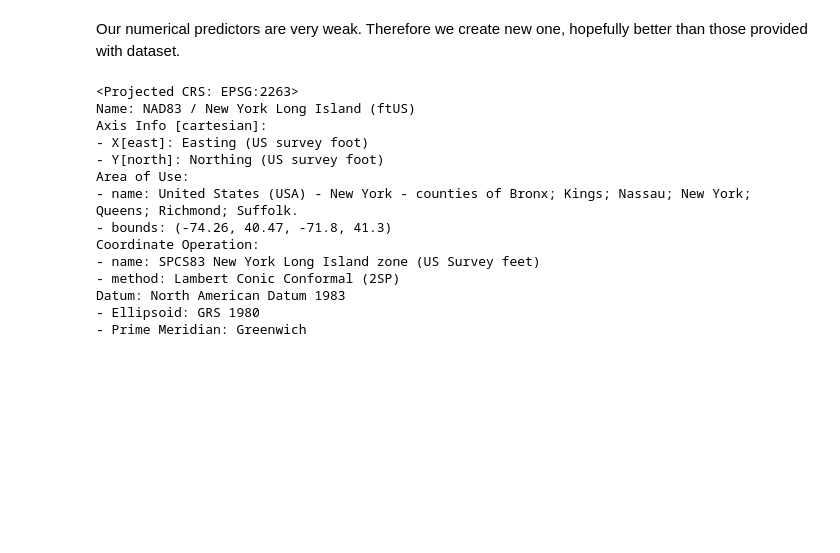
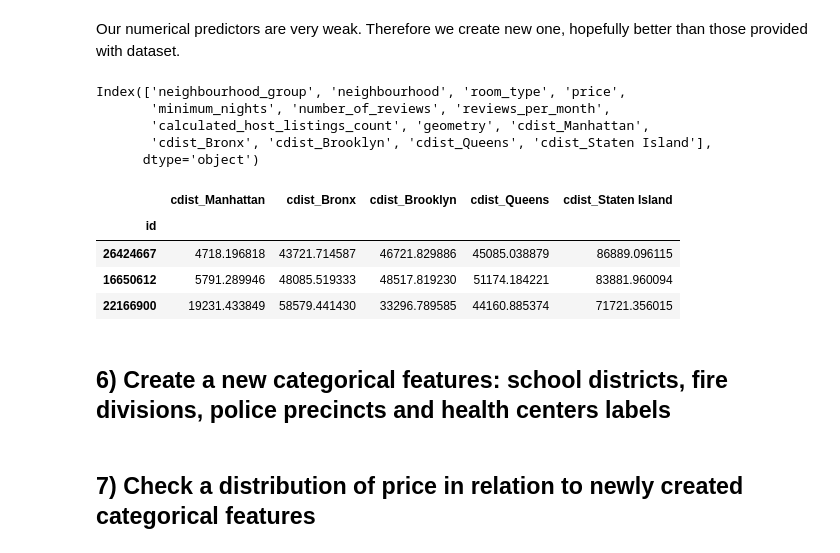
Before and after one commit to SimonMolinsky/articles, a Jupyter notebook: 2021-03/airbnb-data-augmentation/Feature Engineering with Spatial Flavour.ipynb, the cells around one changed output. Drawn from its saved outputs; the diff is of its cells as text; code cells hidden in the pictures; blank space fills up the shorter version.

```diff
--- a/2021-03/airbnb-data-augmentation/Feature Engineering with Spatial Flavour.ipynb
+++ b/2021-03/airbnb-data-augmentation/Feature Engineering with Spatial Flavour.ipynb
@@ -416,22 +430,23 @@ gdf_boroughs['centroids'] = gdf_boroughs.centroid
 
 for bname in gdf_boroughs['BoroName'].unique():
     district_name = 'cdist_' + bname
-    cent = gdf_boroughs[gdf_boroughs['BoroName'] == bname]['centroids']
+    cent = gdf_boroughs[gdf_boroughs['BoroName'] == bname]['centroids'].values[0]
     gdf[district_name] = gdf['geometry'].distance(cent)
 # %%
-gdf.crs
+gdf.columns
 # %% [output]
-<Projected CRS: EPSG:2263>
-Name: NAD83 / New York Long Island (ftUS)
-Axis Info [cartesian]:
-- X[east]: Easting (US survey foot)
-- Y[north]: Northing (US survey foot)
-Area of Use:
-- name: United States (USA) - New York - counties of Bronx; Kings; Nassau; New York; Queens; Richmond; Suffolk.
-- bounds: (-74.26, 40.47, -71.8, 41.3)
-Coordinate Operation:
-- name: SPCS83 New York Long Island zone (US Survey feet)
-- method: Lambert Conic Conformal (2SP)
-Datum: North American Datum 1983
-- Ellipsoid: GRS 1980
-- Prime Meridian: Greenwich
+Index(['neighbourhood_group', 'neighbourhood', 'room_type', 'price',
+       'minimum_nights', 'number_of_reviews', 'reviews_per_month',
+       'calculated_host_listings_count', 'geometry', 'cdist_Manhattan',
+       'cdist_Bronx', 'cdist_Brooklyn', 'cdist_Queens', 'cdist_Staten Island'],
+      dtype='object')
+# %%
+gdf[['cdist_Manhattan', 'cdist_Bronx', 'cdist_Brooklyn', 'cdist_Queens', 'cdist_Staten Island']].sample(3)
+# %% [output]
+|  | cdist_Manhattan | cdist_Bronx | cdist_Brooklyn | cdist_Queens | cdist_Staten Island |
+| id |  |  |  |  |  |
+| 26424667 | 4718.196818 | 43721.714587 | 46721.829886 | 45085.038879 | 86889.096115 |
+| 16650612 | 5791.289946 | 48085.519333 | 48517.819230 | 51174.184221 | 83881.960094 |
+| 22166900 | 19231.433849 | 58579.441430 | 33296.789585 | 44160.885374 | 71721.356015 |
+# %% [markdown]
+## 6) Create a new categorical features: school districts, fire divisions, police precincts and health centers labels
@@ -437,0 +477,2 @@ Datum: North American Datum 1983
+# %% [markdown]
+## 7) Check a distribution of price in relation to newly created categorical features
```
Also changed, not shown: parts of 16 cells of this notebook, 5 other files.
